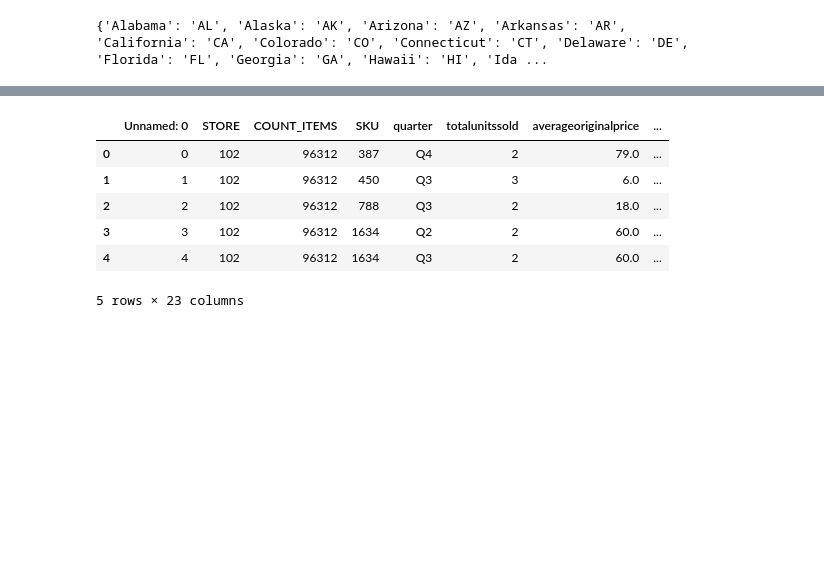
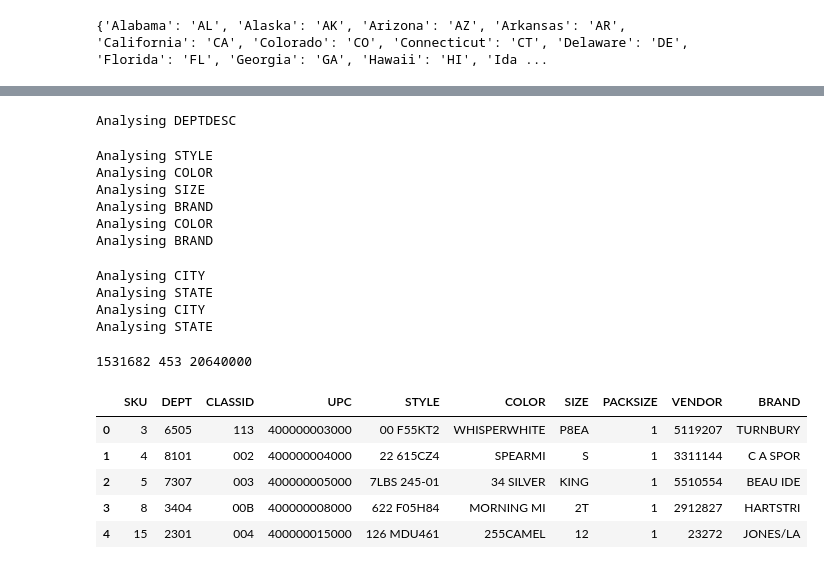
Before and after one commit to ayush9818/Dilliards-Inventory-Management, a Jupyter notebook: code/FeatureEngineering_Notebook.ipynb, the cells around one changed output, grey strips where cells are left out. Cells and saved outputs as stored; diff of their text form; code cells hidden in the pictures; blank space fills up the shorter version.

```diff
--- a/code/FeatureEngineering_Notebook.ipynb
+++ b/code/FeatureEngineering_Notebook.ipynb
@@ -57,10 +167,71 @@ df_final.head()
+# %%
+def find_empty_spaces(df, col_name):
+    print(f"Analysing {col_name}")
+    for _ in df[col_name].unique():
+        if not(len(_) == len(_.strip()) and len(_) > 0):
+            print(f"Found Empty Spaces! Fix {col_name}")
+            break
+
+def _fix_empty_spaces(entry):
+    if len(entry) == 0:
+        return None
+
+    return entry.strip()
+
+def fix_empty_spaces(df, col_name):
+    df[col_name] = df[col_name].apply(lambda x : _fix_empty_spaces(x))
+    df.dropna(subset=[col_name], inplace=True)
+    return df
+# %%
+find_empty_spaces(df=df_deptinfo, col_name='DEPTDESC')
+# %% [output]
+Analysing DEPTDESC
+# %%
+find_empty_spaces(df_skuinfo, col_name="STYLE")
+find_empty_spaces(df_skuinfo, col_name="COLOR")
+find_empty_spaces(df_skuinfo, col_name="SIZE")
+find_empty_spaces(df_skuinfo, col_name="BRAND")
+
+df_skuinfo = fix_empty_spaces(df_skuinfo, col_name="COLOR")
+find_empty_spaces(df_skuinfo, col_name="COLOR")
+df_skuinfo = fix_empty_spaces(df_skuinfo, col_name="BRAND")
+find_empty_spaces(df_skuinfo, col_name="BRAND")
+# %% [output]
+Analysing STYLE
+Analysing COLOR
+Analysing SIZE
+Analysing BRAND
+Analysing COLOR
+Analysing BRAND
+# %%
+find_empty_spaces(df_strinfo, 'CITY')
+find_empty_spaces(df_strinfo, 'STATE')
+
+fix_empty_spaces(df_strinfo, 'CITY')
+fix_empty_spaces(df_strinfo, 'STATE')
+
+find_empty_spaces(df_strinfo, 'CITY')
+find_empty_spaces(df_strinfo, 'STATE')
+# %% [output]
+Analysing CITY
+Analysing STATE
+Analysing CITY
+Analysing STATE
+# %%
+df_sku = df_skuinfo.copy()
+df_str = df_strinfo.copy()
+df_skst = df_skstinfo.copy()
+#df_trans = df_trnsact.copy()
+
+print(df_sku.shape[0], df_str.shape[0], df_skst.shape[0])
+# %% [output]
+1531682 453 20640000
 # %%
-df_final.head()
+df_sku.head()
 # %% [output]
-|  | Unnamed: 0 | STORE | COUNT_ITEMS | SKU | quarter | totalunitssold | averageoriginalprice | ... |
-| 0 | 0 | 102 | 96312 | 387 | Q4 | 2 | 79.0 | ... |
-| 1 | 1 | 102 | 96312 | 450 | Q3 | 3 | 6.0 | ... |
-| 2 | 2 | 102 | 96312 | 788 | Q3 | 2 | 18.0 | ... |
-| 3 | 3 | 102 | 96312 | 1634 | Q2 | 2 | 60.0 | ... |
-| 4 | 4 | 102 | 96312 | 1634 | Q3 | 2 | 60.0 | ... |
+|  | SKU | DEPT | CLASSID | UPC | STYLE | COLOR | SIZE | PACKSIZE | VENDOR | BRAND |
+| 0 | 3 | 6505 | 113 | 400000003000 | 00 F55KT2 | WHISPERWHITE | P8EA | 1 | 5119207 | TURNBURY |
+| 1 | 4 | 8101 | 002 | 400000004000 | 22 615CZ4 | SPEARMI | S | 1 | 3311144 | C A SPOR |
+| 2 | 5 | 7307 | 003 | 400000005000 | 7LBS 245-01 | 34 SILVER | KING | 1 | 5510554 | BEAU IDE |
+| 3 | 8 | 3404 | 00B | 400000008000 | 622 F05H84 | MORNING MI | 2T | 1 | 2912827 | HARTSTRI |
+| 4 | 15 | 2301 | 004 | 400000015000 | 126 MDU461 | 255CAMEL | 12 | 1 | 23272 | JONES/LA |
-5 rows × 23 columns
```
Also changed, not shown: parts of 37 cells of this notebook.
